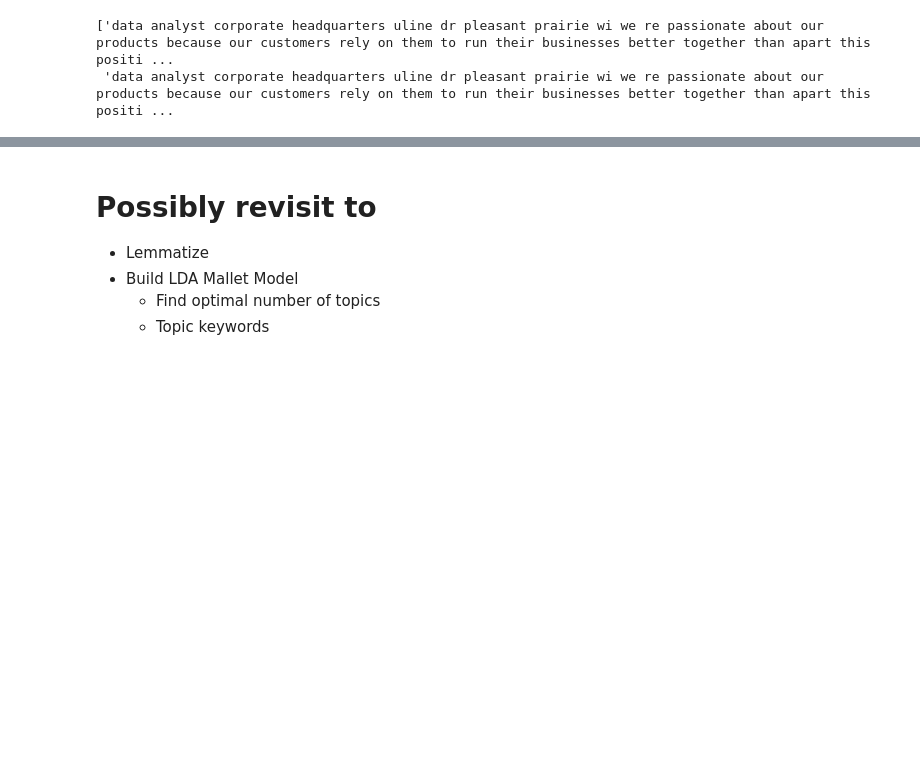
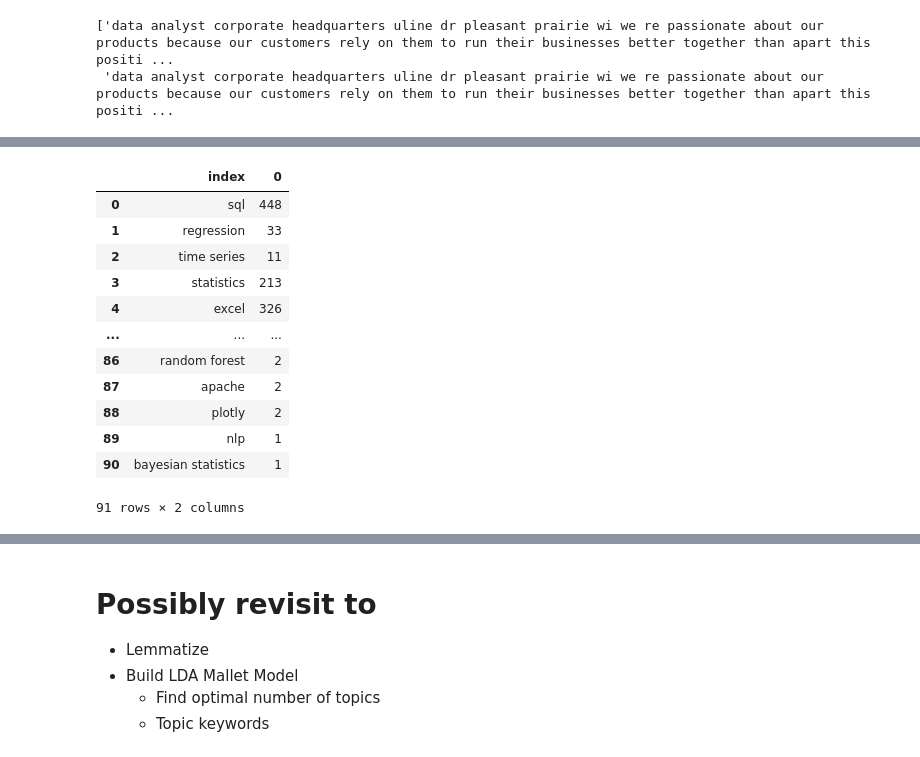
Before and after one commit to kodingwithkelly/GlassdoorProj, a Jupyter notebook: Glassdoor_NLP.ipynb, the cells around one changed output, grey strips where cells are left out. Saved outputs shown, nothing was run; the diff lists cells and outputs as text; code cells hidden in the pictures; blank space fills up the shorter version.

```diff
--- a/Glassdoor_NLP.ipynb
+++ b/Glassdoor_NLP.ipynb
@@ -25,5 +19,5 @@ scipy.sparse.sparsetools is a private module for scipy.sparse, and should not be
 # %%
-df = pd.read_csv('Glassdoor_clean_data.csv')
+df = pd.read_csv('/Users/kellylam/Glassdoor/Data/Glassdoor_clean_data.csv')
 df.head()
 # %% [output]
 |  | Job Title | Company | Rating | Location | City | State | Salary Estimate | Min Salary (Thousands) | ... |
@@ -165,0 +254,8 @@ topic
+# %%
+extraction = []
+for text in df['Job Description']:
+    for skill_jl in extract_entities(text): # Second for loop because 1 for loop will only extract the first text and return the skills of that
+        extraction.append(skill_jl) # Appending skills of all the job listings
+
+skill_counter = Counter(extraction)
+skill_counter
@@ -165,0 +280,17 @@ topic
+# %%
+skill_count_output = pd.DataFrame.from_dict(skill_counter, orient='index').reset_index()
+skill_count_output
+# %% [output]
+|  | index | 0 |
+| 0 | sql | 448 |
+| 1 | regression | 33 |
+| 2 | time series | 11 |
+| 3 | statistics | 213 |
+| 4 | excel | 326 |
+| ... | ... | ... |
+| 86 | random forest | 2 |
+| 87 | apache | 2 |
+| 88 | plotly | 2 |
+| 89 | nlp | 1 |
+| 90 | bayesian statistics | 1 |
+91 rows × 2 columns
```
Also changed, not shown: parts of 32 cells of this notebook, 3 other files.
